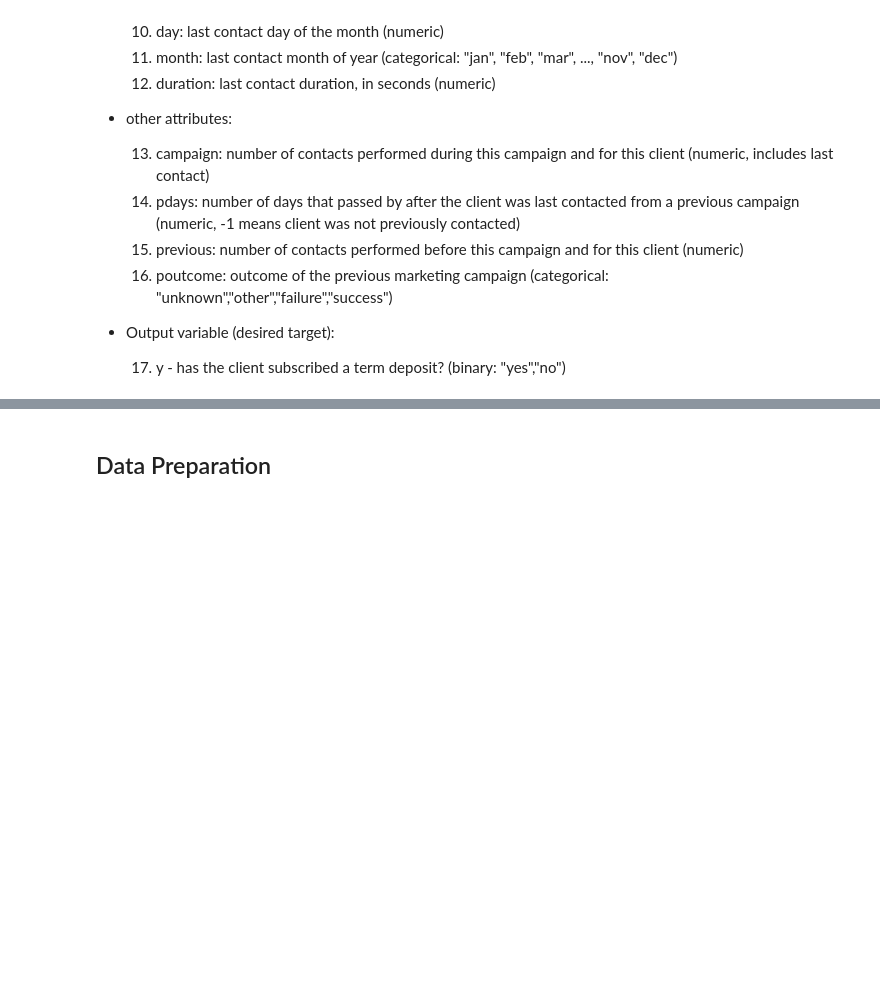
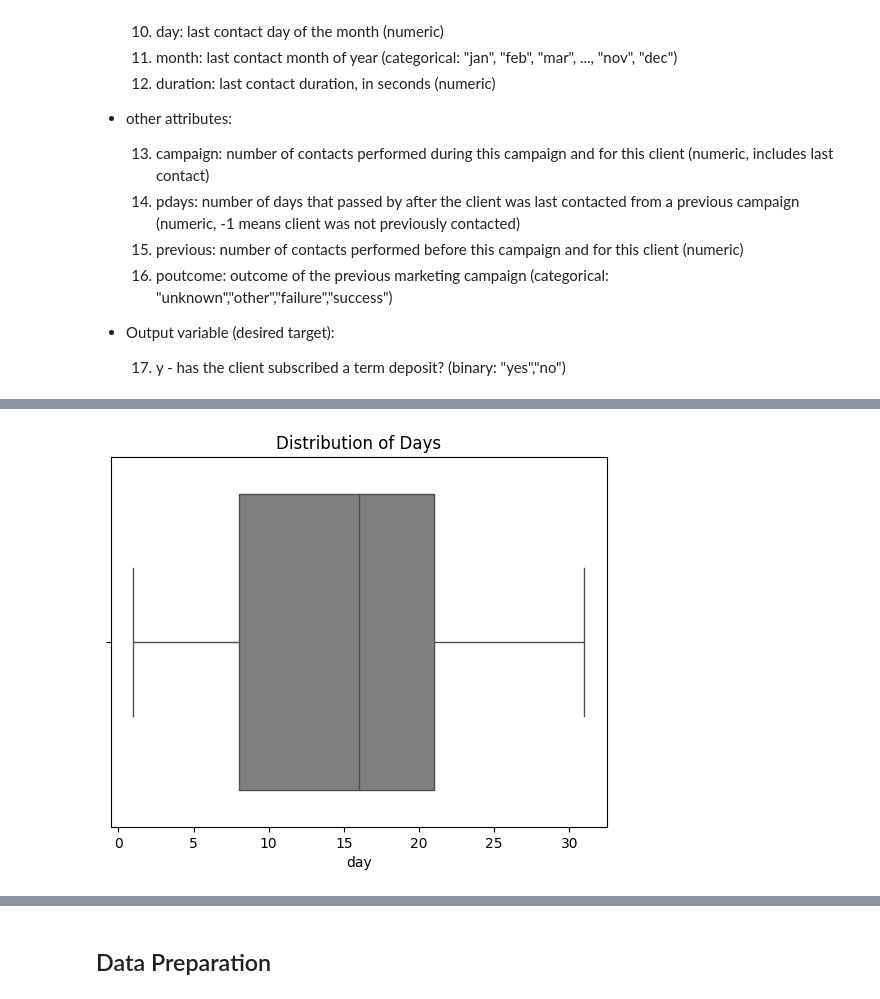
Before and after one commit to pk-aduyaw/term-deposit-subscription, a Jupyter notebook: project-code.ipynb, the cells around one changed output, grey strips where cells are left out. Drawn from its saved outputs; the diff is of its cells as text; code cells hidden in the pictures; blank space fills up the shorter version.

```diff
--- a/project-code.ipynb
+++ b/project-code.ipynb
@@ -68,0 +216,7 @@ import matplotlib.pyplot as plt
+# %%
+# Check the individual distribution of days column
+sns.boxplot(df['day'], orient="h", color="grey")
+plt.title("Distribution of Days")
+plt.show()
+# %% [output]
+[figure, added]
```
Also changed, not shown: parts of 29 cells of this notebook.
